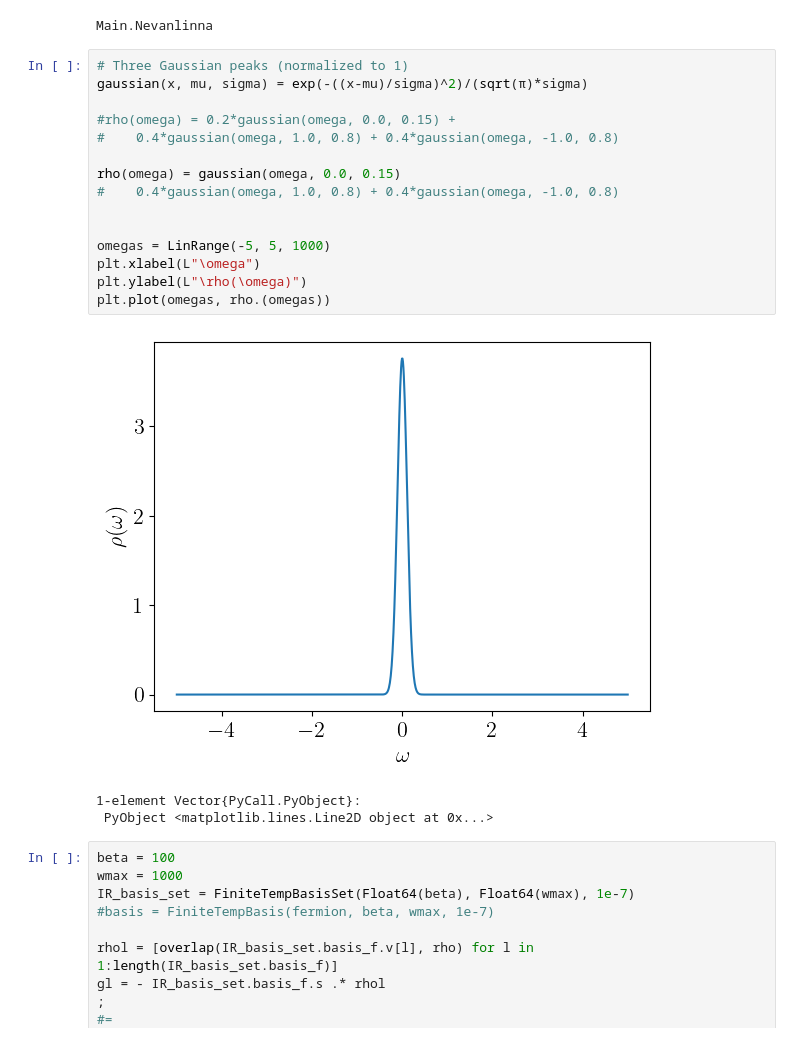
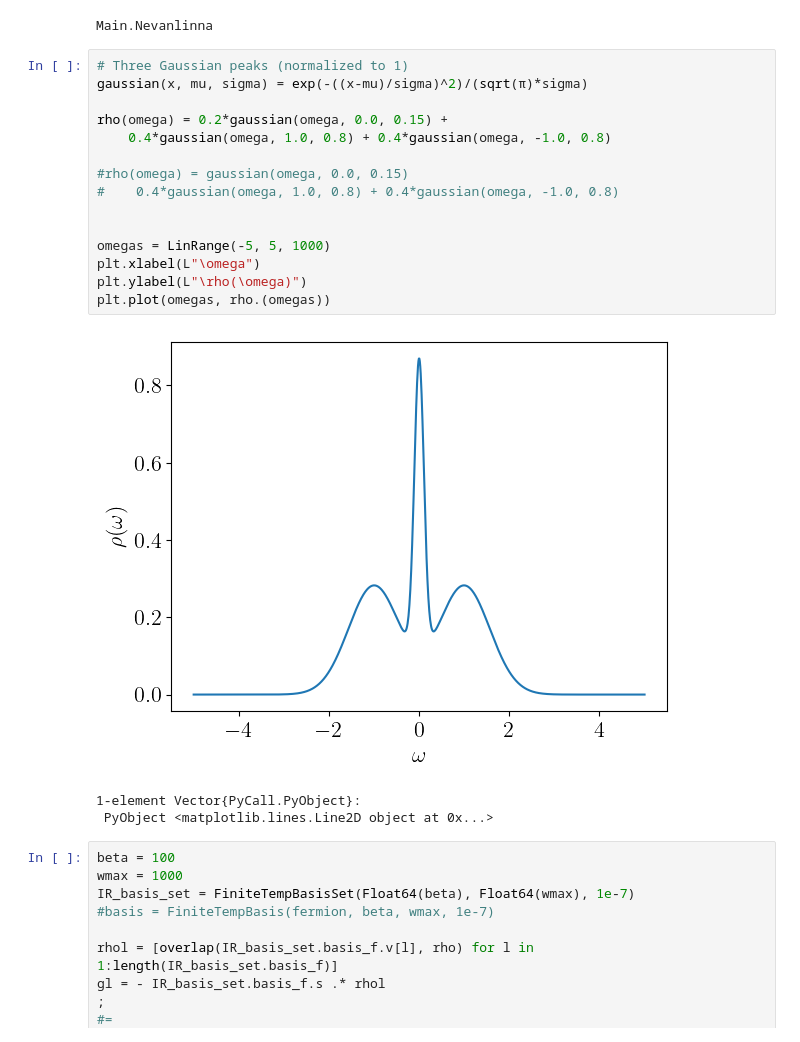
Before and after one commit to SpM-lab/Nevanlinna.jl, a Jupyter notebook: develop.ipynb, the cells around one changed output. Saved outputs shown, nothing was run; the diff lists cells and outputs as text.

```diff
--- a/develop.ipynb
+++ b/develop.ipynb
@@ -28,20 +50,20 @@ Main.Nevanlinna
 # %%
 # Three Gaussian peaks (normalized to 1)
 gaussian(x, mu, sigma) = exp(-((x-mu)/sigma)^2)/(sqrt(π)*sigma)
 
-#rho(omega) = 0.2*gaussian(omega, 0.0, 0.15) +
-#    0.4*gaussian(omega, 1.0, 0.8) + 0.4*gaussian(omega, -1.0, 0.8)
+rho(omega) = 0.2*gaussian(omega, 0.0, 0.15) +
+    0.4*gaussian(omega, 1.0, 0.8) + 0.4*gaussian(omega, -1.0, 0.8)
 
-rho(omega) = gaussian(omega, 0.0, 0.15)
+#rho(omega) = gaussian(omega, 0.0, 0.15)
 #    0.4*gaussian(omega, 1.0, 0.8) + 0.4*gaussian(omega, -1.0, 0.8)
 
 
 omegas = LinRange(-5, 5, 1000)
 plt.xlabel(L"\omega")
 plt.ylabel(L"\rho(\omega)")
 plt.plot(omegas, rho.(omegas))
 # %% [output]
-[figure, old version]
+[figure, new version]
 1-element Vector{PyCall.PyObject}:
  PyObject <matplotlib.lines.Line2D object at 0x...>
 # %%
```
Also changed, not shown: parts of 16 cells of this notebook, 5 other files.
